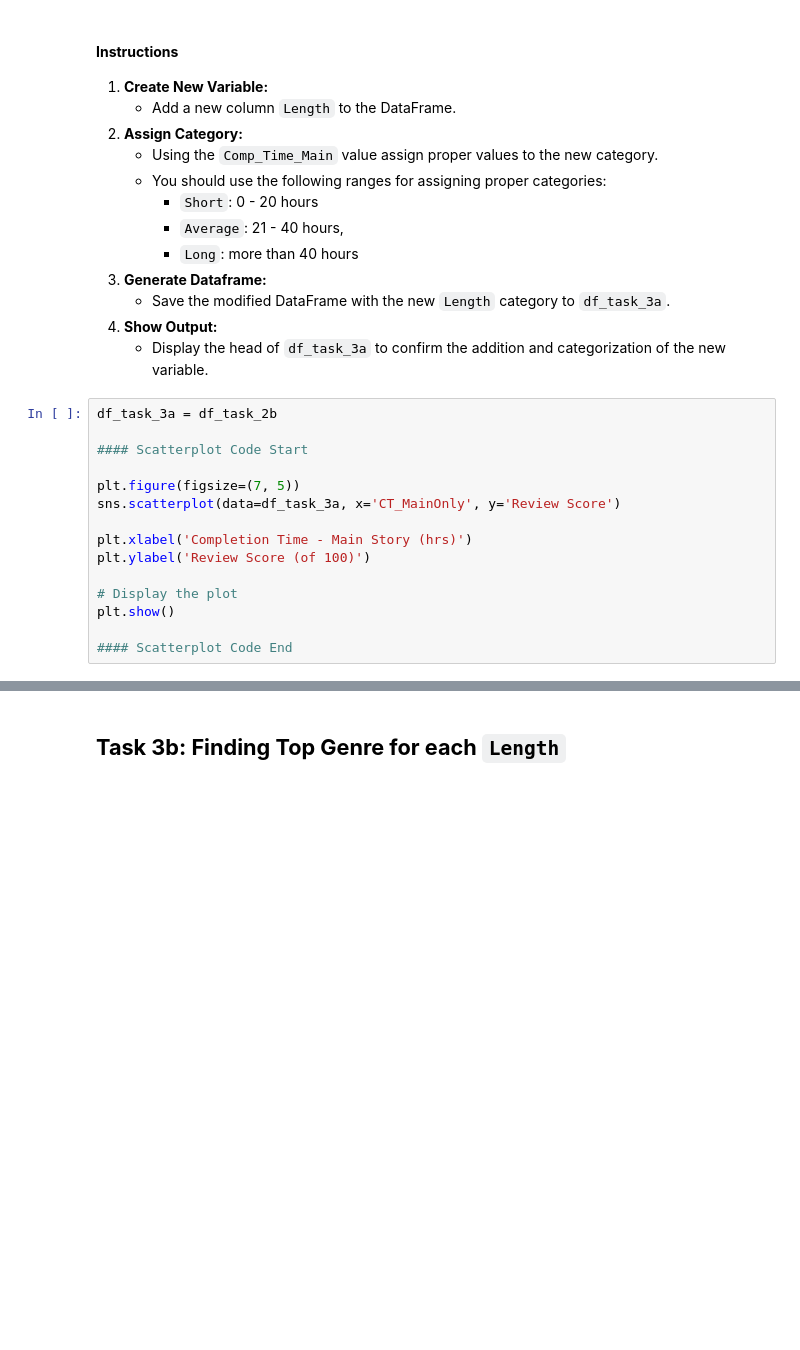
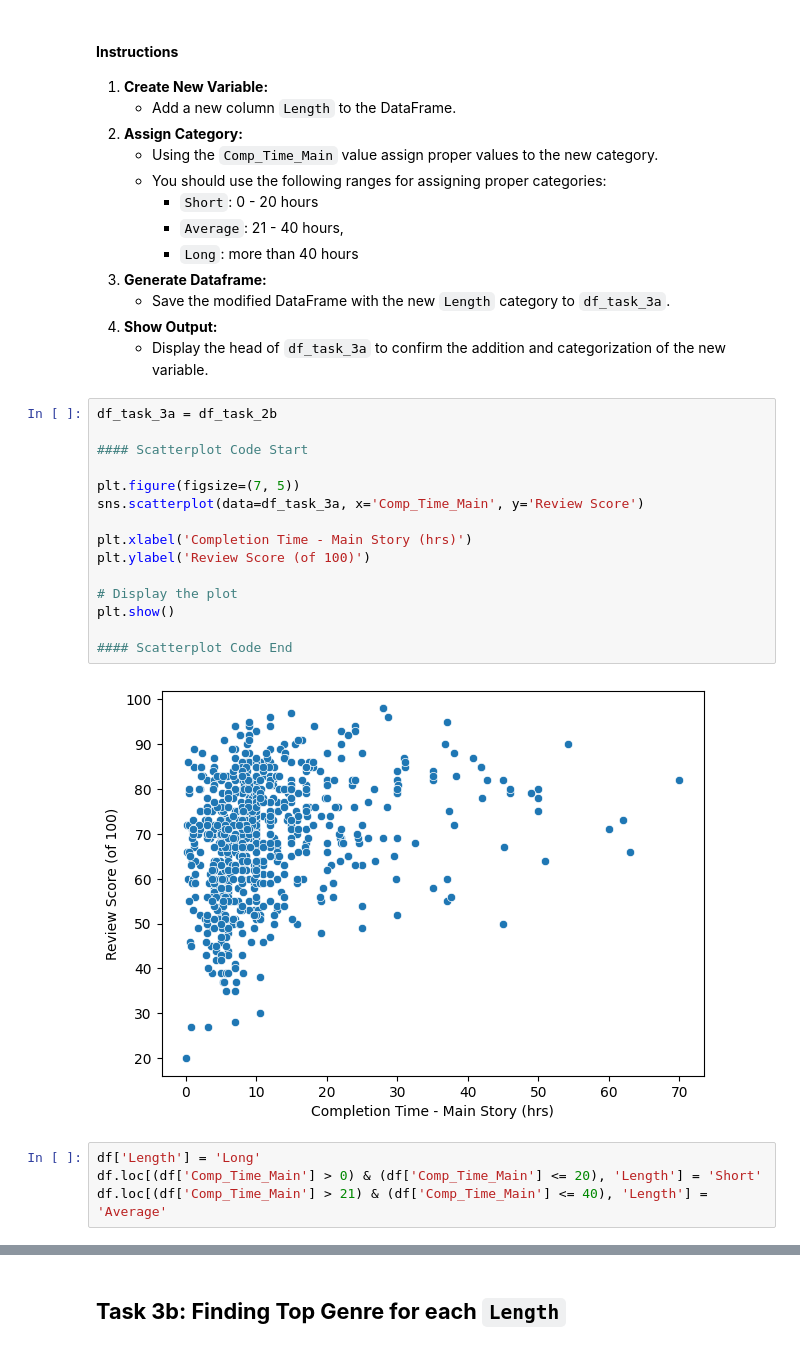
Before and after one commit to visdesignlab/persist_examples, a Jupyter notebook: Study Data II - Video Games/PANDAS_video_games_tasks.ipynb, the cells around one changed output, grey strips where cells are left out. Saved outputs shown, nothing was run; the diff lists cells and outputs as text; blank space fills up the shorter version.

```diff
--- a/Study Data II - Video Games/PANDAS_video_games_tasks.ipynb
+++ b/Study Data II - Video Games/PANDAS_video_games_tasks.ipynb
@@ -197,15 +413,21 @@ Create a new category `Length` in the dataset and assign each record to `Short`,
 # %%
 df_task_3a = df_task_2b
 
 #### Scatterplot Code Start
 
 plt.figure(figsize=(7, 5))
-sns.scatterplot(data=df_task_3a, x='CT_MainOnly', y='Review Score')
+sns.scatterplot(data=df_task_3a, x='Comp_Time_Main', y='Review Score')
 
 plt.xlabel('Completion Time - Main Story (hrs)')
 plt.ylabel('Review Score (of 100)')
 
 # Display the plot
 plt.show()
 
 #### Scatterplot Code End
+# %% [output]
+[figure, added]
+# %%
+df['Length'] = 'Long'
+df.loc[(df['Comp_Time_Main'] > 0) & (df['Comp_Time_Main'] <= 20), 'Length'] = 'Short'
+df.loc[(df['Comp_Time_Main'] > 21) & (df['Comp_Time_Main'] <= 40), 'Length'] = 'Average'
```
Also changed, not shown: parts of 36 cells of this notebook, 1 other file.
